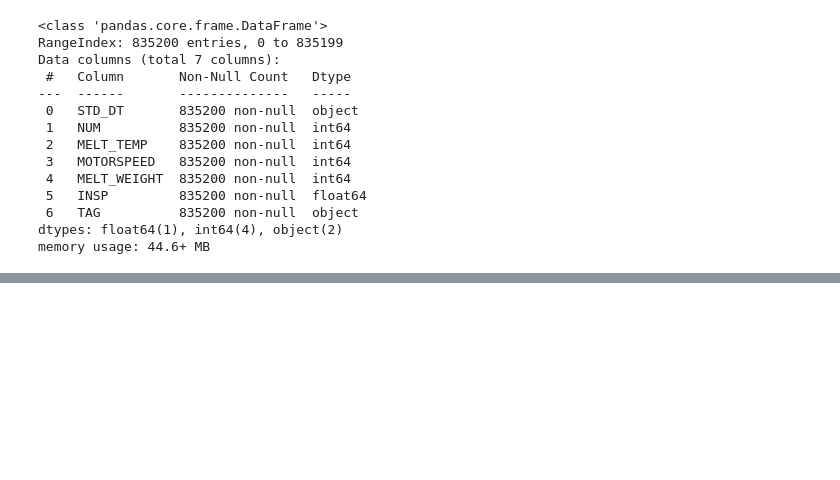
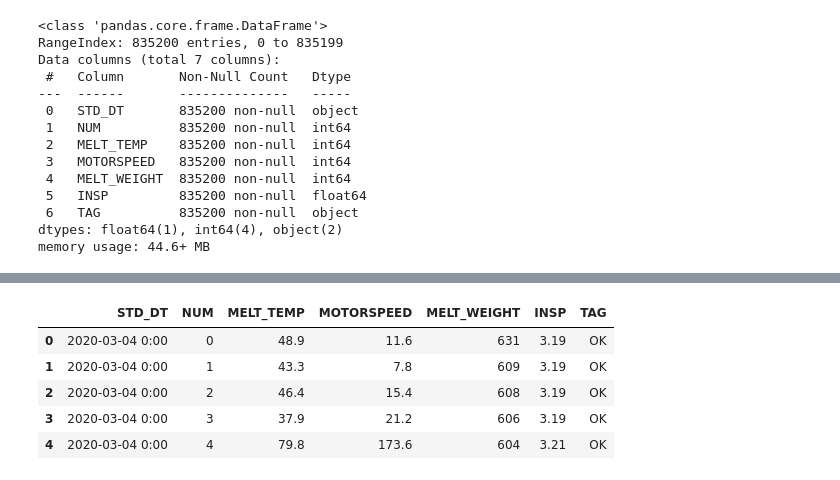
Before and after one commit to min0355/mx_competition, a Jupyter notebook: code/competition_code.ipynb, the cells around one changed output, grey strips where cells are left out. Cells and saved outputs as stored; diff of their text form; code cells hidden in the pictures; blank space fills up the shorter version.

```diff
--- a/code/competition_code.ipynb
+++ b/code/competition_code.ipynb
@@ -52,0 +63,11 @@ df.profile_report()
+# %%
+df['MELT_TEMP'] = (df['MELT_TEMP'] / 10) # 용해온도, 교반속도 데이터는 소수점 1 자리 생략
+df['MOTORSPEED'] = (df['MOTORSPEED'] / 10)
+df.head()
+# %% [output]
+|  | STD_DT | NUM | MELT_TEMP | MOTORSPEED | MELT_WEIGHT | INSP | TAG |
+| 0 | 2020-03-04 0:00 | 0 | 48.9 | 11.6 | 631 | 3.19 | OK |
+| 1 | 2020-03-04 0:00 | 1 | 43.3 | 7.8 | 609 | 3.19 | OK |
+| 2 | 2020-03-04 0:00 | 2 | 46.4 | 15.4 | 608 | 3.19 | OK |
+| 3 | 2020-03-04 0:00 | 3 | 37.9 | 21.2 | 606 | 3.19 | OK |
+| 4 | 2020-03-04 0:00 | 4 | 79.8 | 173.6 | 604 | 3.21 | OK |
```
Also changed, not shown: parts of 3 cells of this notebook.
